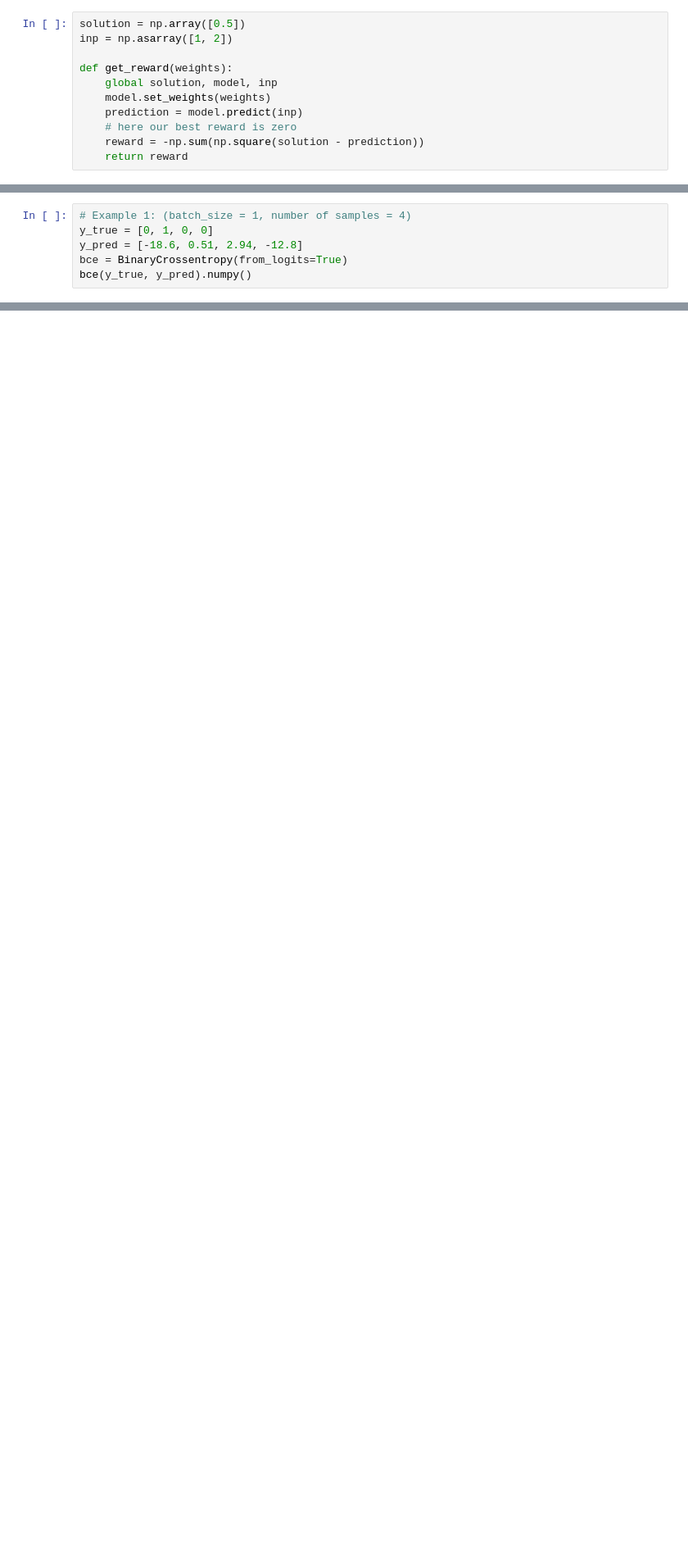
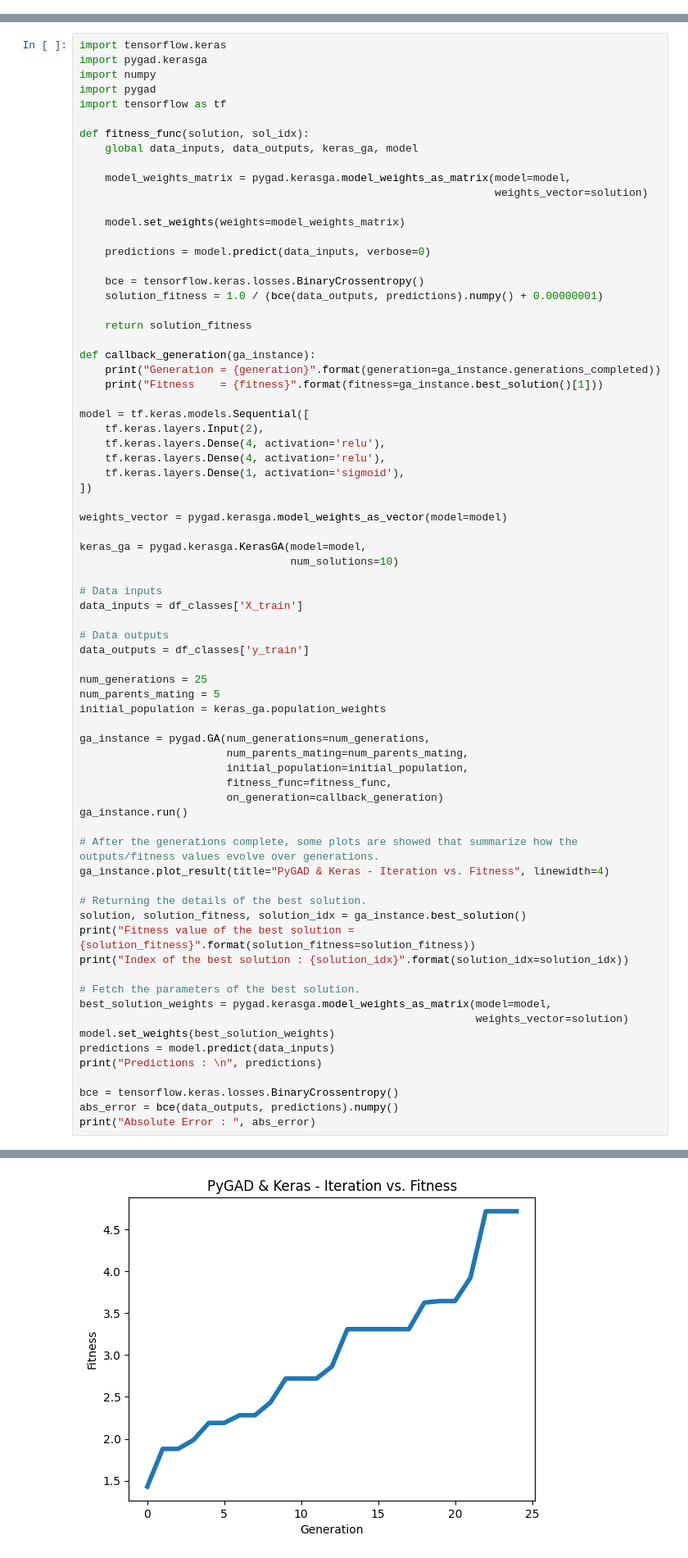
Before and after one commit to MarioROT/CI-MAI, a Jupyter notebook: Assignment 2/CI-lab2.ipynb, the cells around one changed output, grey strips where cells are left out. Shown at 82% size. Drawn from its saved outputs; the diff is of its cells as text; blank space fills up the shorter version.

Commit message:
Some trials about plots

```diff
--- a/Assignment 2/CI-lab2.ipynb
+++ b/Assignment 2/CI-lab2.ipynb
@@ -160,11 +3,0 @@ model = FeedForwardNetwork(layer_sizes=[2, 4, 4, 1])
-# %%
-solution = np.array([0.5])
-inp = np.asarray([1, 2])
-
-def get_reward(weights):
-    global solution, model, inp
-    model.set_weights(weights)
-    prediction = model.predict(inp)
-    # here our best reward is zero
-    reward = -np.sum(np.square(solution - prediction))
-    return reward
@@ -476,6 +3,0 @@ numpy.int32
-# %%
-# Example 1: (batch_size = 1, number of samples = 4)
-y_true = [0, 1, 0, 0]
-y_pred = [-18.6, 0.51, 2.94, -12.8]
-bce = BinaryCrossentropy(from_logits=True)
-bce(y_true, y_pred).numpy()
@@ -779,0 +158,74 @@ ModuleNotFoundError: No module named 'pygad'
+# %%
+import tensorflow.keras
+import pygad.kerasga
+import numpy
+import pygad
+import tensorflow as tf
+
+def fitness_func(solution, sol_idx):
+    global data_inputs, data_outputs, keras_ga, model
+
+    model_weights_matrix = pygad.kerasga.model_weights_as_matrix(model=model,
+                                                                 weights_vector=solution)
+
+    model.set_weights(weights=model_weights_matrix)
+
+    predictions = model.predict(data_inputs, verbose=0)
+
+    bce = tensorflow.keras.losses.BinaryCrossentropy()
+    solution_fitness = 1.0 / (bce(data_outputs, predictions).numpy() + 0.00000001)
+
+    return solution_fitness
+
+def callback_generation(ga_instance):
+    print("Generation = {generation}".format(generation=ga_instance.generations_completed))
+    print("Fitness    = {fitness}".format(fitness=ga_instance.best_solution()[1]))
+
+model = tf.keras.models.Sequential([
+    tf.keras.layers.Input(2),
+    tf.keras.layers.Dense(4, activation='relu'),
+    tf.keras.layers.Dense(4, activation='relu'),
+    tf.keras.layers.Dense(1, activation='sigmoid'),
+])
+
+weights_vector = pygad.kerasga.model_weights_as_vector(model=model)
+
+keras_ga = pygad.kerasga.KerasGA(model=model,
+                                 num_solutions=10)
+
+# Data inputs
+data_inputs = df_classes['X_train']
+
+# Data outputs
+data_outputs = df_classes['y_train']
+
+num_generations = 25
+num_parents_mating = 5
+initial_population = keras_ga.population_weights
+
+ga_instance = pygad.GA(num_generations=num_generations,
+                       num_parents_mating=num_parents_mating,
+                       initial_population=initial_population,
+                       fitness_func=fitness_func,
+                       on_generation=callback_generation)
+ga_instance.run()
+
+# After the generations complete, some plots are showed that summarize how the outputs/fitness values evolve over generations.
+ga_instance.plot_result(title="PyGAD & Keras - Iteration vs. Fitness", linewidth=4)
+
+# Returning the details of the best solution.
+solution, solution_fitness, solution_idx = ga_instance.best_solution()
+print("Fitness value of the best solution = {solution_fitness}".format(solution_fitness=solution_fitness))
+print("Index of the best solution : {solution_idx}".format(solution_idx=solution_idx))
+
+# Fetch the parameters of the best solution.
+best_solution_weights = pygad.kerasga.model_weights_as_matrix(model=model,
+                                                              weights_vector=solution)
+model.set_weights(best_solution_weights)
+predictions = model.predict(data_inputs)
+print("Predictions : \n", predictions)
+
+bce = tensorflow.keras.losses.BinaryCrossentropy()
+abs_error = bce(data_outputs, predictions).numpy()
+print("Absolute Error : ", abs_error)
+# %% [output]
@@ -779,0 +249 @@ ModuleNotFoundError: No module named 'pygad'
+[figure, added]
```
Also changed, not shown: parts of 72 cells of this notebook, 1 other file.
